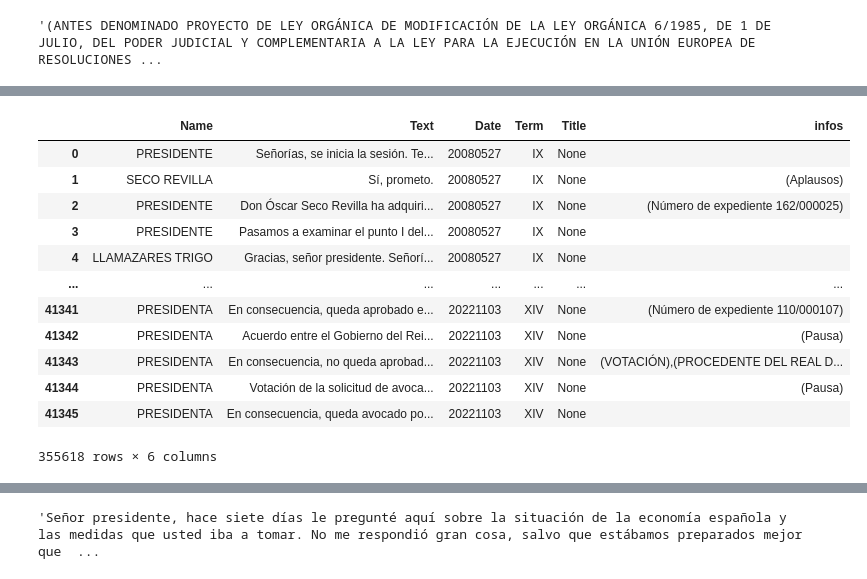
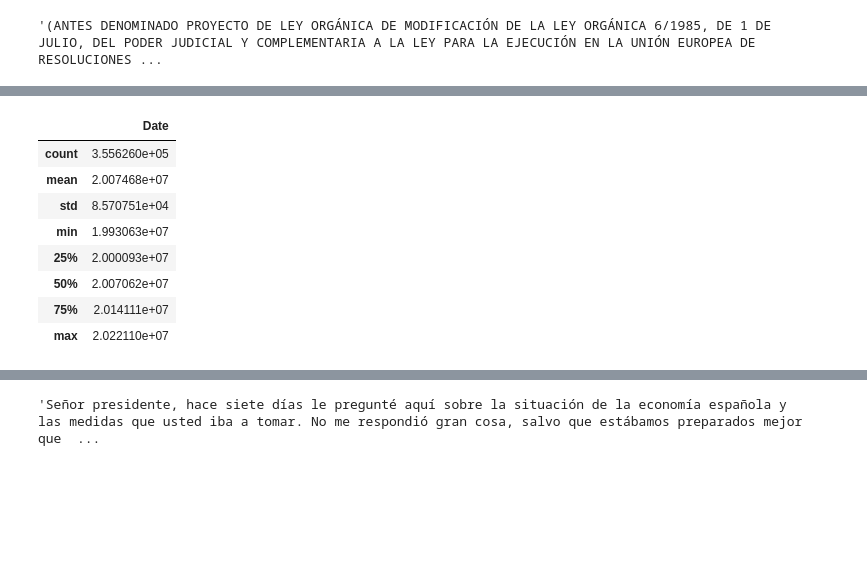
Before and after one commit to jmservera/debate, a Jupyter notebook: 03-Prepare-Data.ipynb, the cells around one changed output, grey strips where cells are left out. Cells and saved outputs as stored; diff of their text form; code cells hidden in the pictures; blank space fills up the shorter version.

```diff
--- a/03-Prepare-Data.ipynb
+++ b/03-Prepare-Data.ipynb
@@ -11,7 +11,7 @@ import re
 
 files = !ls data/debates/*.csv
 
-full = pd.concat([pd.read_csv(f) for f in files])
+full = pd.concat([pd.read_csv(f) for f in files],ignore_index=True)
 # %%
 # constants
 title_pat=r'(.*)\((.*)\)'
@@ -71,0 +68,18 @@ t="this (is a unclosed. or more (things. whatever"
+# %%
+# find paranthesized values and sort them by occurence
+parenthesized_pat=r'(\(.+?\))'
+unclosed_parenthesized_pat=r'(\(.+?\.)'
+
+t=[]
+# can also use negative matching instead of non-greedy parenthesized_pat=r'.*(\([^\)]+\))'
+for item in full["Text"]:
+    items=re.findall(parenthesized_pat,str(item))
+    if(len(items)>0):
+        t.append(items)
+
+for item in full["Text"].str.replace(parenthesized_pat,'',regex=True).str.strip():
+    items=re.findall(unclosed_parenthesized_pat,str(item))
+    if(len(items)>0):
+        t.append(items)
+
+flattened_list = [value for sub_list in t for value in sub_list]
@@ -72,30 +110,33 @@ t="this (is a unclosed. or more (things. whatever"
 # %%
+# There are two types of parantesized text, the closed and the unclosed.
+# We will extract  the closed ones first
 parenthesized_pat=r'\(.+?\)'
+# And after removing the closed we will seek for unclosed ones
 unclosed_parenthesized_pat=r'(\(.+?\.)'
 
+# Add the paranthesized text to the infos
 full["infos"]=full["Text"].apply(lambda t: ",".join(re.findall(parenthesized_pat,str(t))).strip())
 # now remove parenthesized sentences
 full["Text"]=full["Text"].str.replace(parenthesized_pat,'',regex=True).str.strip()
+# Add the unclosed sentences
 full["infos2"]=full["Text"].apply( lambda t: ",".join([par+")" for par in re.findall(unclosed_parenthesized_pat,str(t))]))
+# remove them
 full["Text"]=full["Text"].str.replace(unclosed_parenthesized_pat,'',regex=True).str.strip()
+# join the two results with comma separated ones into the infos column
 full["infos"]=full[["infos","infos2"]].apply( lambda row: row["infos"] if len(row["infos2"])==0 else row["infos2"] if len(row["infos"])==0 else ",".join([row["infos"],row["infos2"]]),axis=1)
 full["infos"]=full["infos"].str.replace(".)",")",regex=False)
 del full["infos2"]
-full
+full.describe()
 # %% [output]
-|  | Name | Text | Date | Term | Title | infos |
-| 0 | PRESIDENTE | Señorías, se inicia la sesión. Te... | 20080527 | IX | None |  |
-| 1 | SECO REVILLA | Sí, prometo. | 20080527 | IX | None | (Aplausos) |
-| 2 | PRESIDENTE | Don Óscar Seco Revilla ha adquiri... | 20080527 | IX | None | (Número de expediente 162/000025) |
-| 3 | PRESIDENTE | Pasamos a examinar el punto I del... | 20080527 | IX | None |  |
-| 4 | LLAMAZARES TRIGO | Gracias, señor presidente. Señorí... | 20080527 | IX | None |  |
-| ... | ... | ... | ... | ... | ... | ... |
-| 41341 | PRESIDENTA | En consecuencia, queda aprobado e... | 20221103 | XIV | None | (Número de expediente 110/000107) |
-| 41342 | PRESIDENTA | Acuerdo entre el Gobierno del Rei... | 20221103 | XIV | None | (Pausa) |
-| 41343 | PRESIDENTA | En consecuencia, no queda aprobad... | 20221103 | XIV | None | (VOTACIÓN),(PROCEDENTE DEL REAL D... |
-| 41344 | PRESIDENTA | Votación de la solicitud de avoca... | 20221103 | XIV | None | (Pausa) |
-| 41345 | PRESIDENTA | En consecuencia, queda avocado po... | 20221103 | XIV | None |  |
+|  | Date |
+| count | 3.556260e+05 |
+| mean | 2.007468e+07 |
+| std | 8.570751e+04 |
+| min | 1.993063e+07 |
+| 25% | 2.000093e+07 |
+| 50% | 2.007062e+07 |
+| 75% | 2.014111e+07 |
+| max | 2.022110e+07 |
-355618 rows × 6 columns
 # %%
 full[(full["infos"].str.len()>0) & (full["Title"].str.len()>0)].head(20)
 # %% [output]
```
Also changed, not shown: parts of 11 cells of this notebook, 2 other files.
